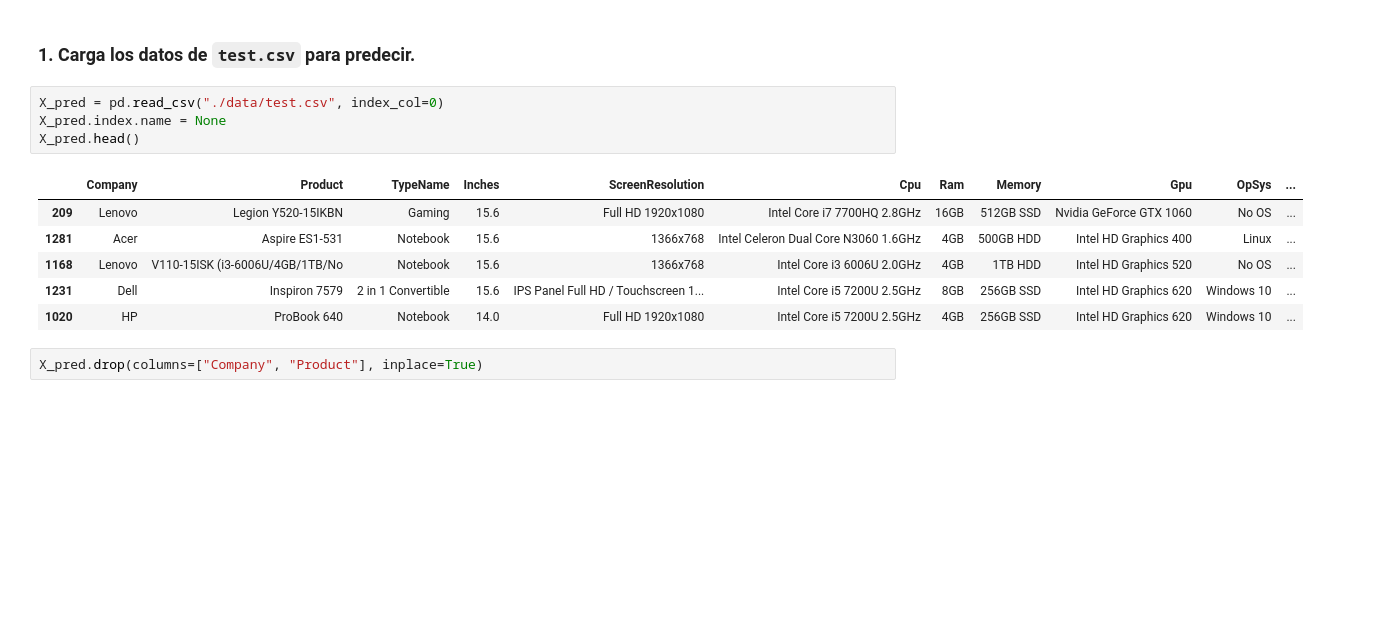
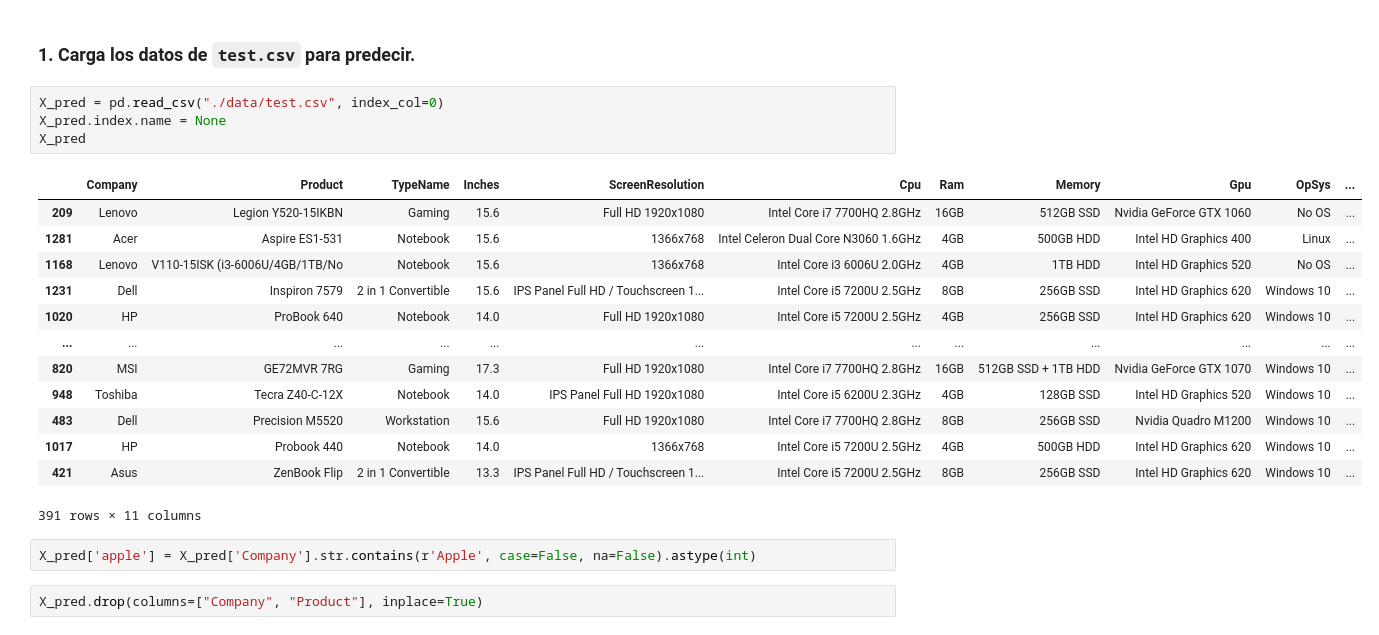
Before and after one commit to antonio-herrera-gb/ML_Tienda_PC, a Jupyter notebook: Kaggle_submission copy.ipynb, the cells around one changed output. Saved outputs shown, nothing was run; the diff lists cells and outputs as text; blank space fills up the shorter version.

```diff
--- a/Kaggle_submission copy.ipynb
+++ b/Kaggle_submission copy.ipynb
@@ -567,14 +547,23 @@ Véase:
 # %%
 X_pred = pd.read_csv("./data/test.csv", index_col=0)
 X_pred.index.name = None
-X_pred.head()
+X_pred
 # %% [output]
 |  | Company | Product | TypeName | Inches | ScreenResolution | Cpu | Ram | Memory | Gpu | OpSys | ... |
 | 209 | Lenovo | Legion Y520-15IKBN | Gaming | 15.6 | Full HD 1920x1080 | Intel Core i7 7700HQ 2.8GHz | 16GB | 512GB SSD | Nvidia GeForce GTX 1060 | No OS | ... |
 | 1281 | Acer | Aspire ES1-531 | Notebook | 15.6 | 1366x768 | Intel Celeron Dual Core N3060 1.6GHz | 4GB | 500GB HDD | Intel HD Graphics 400 | Linux | ... |
 | 1168 | Lenovo | V110-15ISK (i3-6006U/4GB/1TB/No | Notebook | 15.6 | 1366x768 | Intel Core i3 6006U 2.0GHz | 4GB | 1TB HDD | Intel HD Graphics 520 | No OS | ... |
 | 1231 | Dell | Inspiron 7579 | 2 in 1 Convertible | 15.6 | IPS Panel Full HD / Touchscreen 1... | Intel Core i5 7200U 2.5GHz | 8GB | 256GB SSD | Intel HD Graphics 620 | Windows 10 | ... |
 | 1020 | HP | ProBook 640 | Notebook | 14.0 | Full HD 1920x1080 | Intel Core i5 7200U 2.5GHz | 4GB | 256GB SSD | Intel HD Graphics 620 | Windows 10 | ... |
+| ... | ... | ... | ... | ... | ... | ... | ... | ... | ... | ... | ... |
+| 820 | MSI | GE72MVR 7RG | Gaming | 17.3 | Full HD 1920x1080 | Intel Core i7 7700HQ 2.8GHz | 16GB | 512GB SSD + 1TB HDD | Nvidia GeForce GTX 1070 | Windows 10 | ... |
+| 948 | Toshiba | Tecra Z40-C-12X | Notebook | 14.0 | IPS Panel Full HD 1920x1080 | Intel Core i5 6200U 2.3GHz | 4GB | 128GB SSD | Intel HD Graphics 520 | Windows 10 | ... |
+| 483 | Dell | Precision M5520 | Workstation | 15.6 | Full HD 1920x1080 | Intel Core i7 7700HQ 2.8GHz | 8GB | 256GB SSD | Nvidia Quadro M1200 | Windows 10 | ... |
+| 1017 | HP | Probook 440 | Notebook | 14.0 | 1366x768 | Intel Core i5 7200U 2.5GHz | 4GB | 500GB HDD | Intel HD Graphics 620 | Windows 10 | ... |
+| 421 | Asus | ZenBook Flip | 2 in 1 Convertible | 13.3 | IPS Panel Full HD / Touchscreen 1... | Intel Core i5 7200U 2.5GHz | 8GB | 256GB SSD | Intel HD Graphics 620 | Windows 10 | ... |
+391 rows × 11 columns
+# %%
+X_pred['apple'] = X_pred['Company'].str.contains(r'Apple', case=False, na=False).astype(int)
 # %%
 X_pred.drop(columns=["Company", "Product"], inplace=True)
 # %%
```
Also changed, not shown: parts of 58 cells of this notebook, 1 other file.
